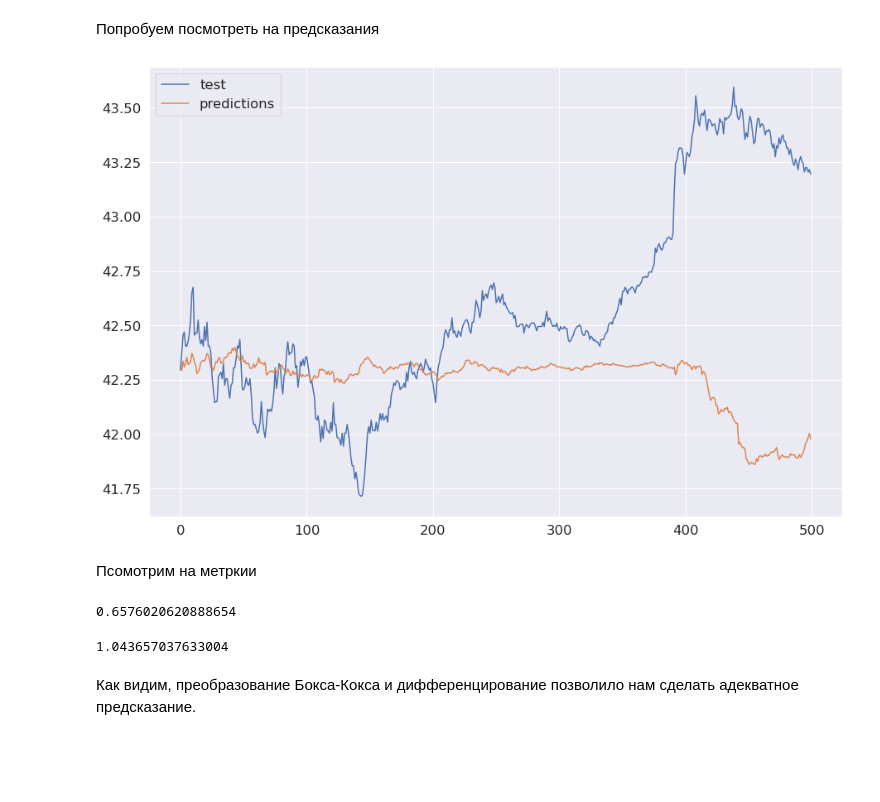
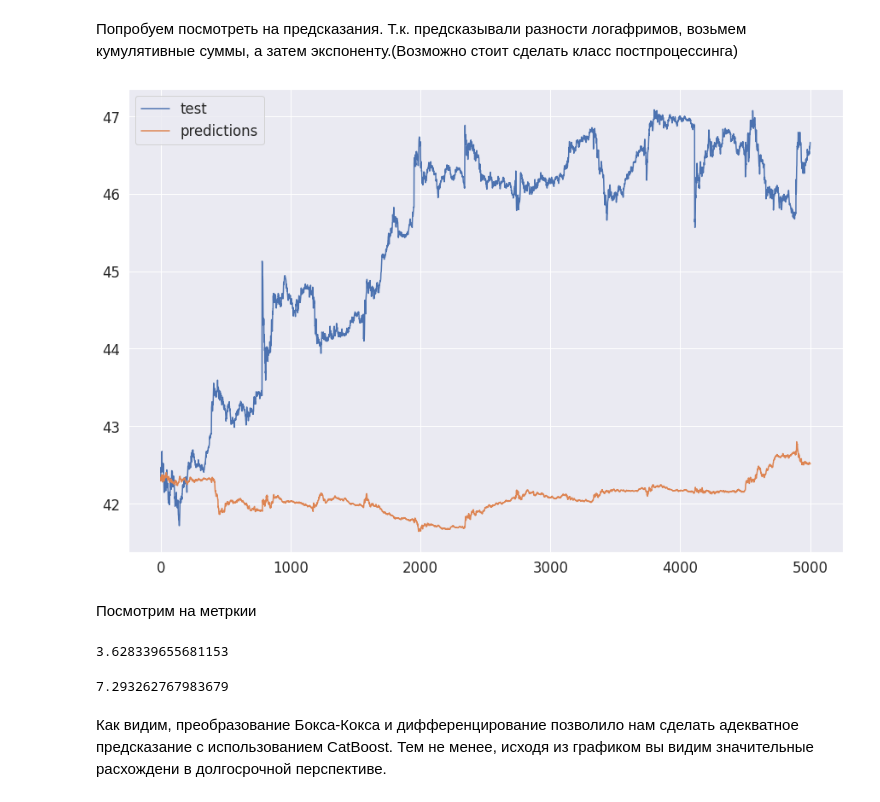
Before and after one commit to HobbyTaste/frontend, a Jupyter notebook: ml/time_series/notebooks/catboost_boxcox.ipynb, the cells around one changed output. Drawn from its saved outputs; the diff is of its cells as text; code cells hidden in the pictures; blank space fills up the shorter version.

```diff
--- a/ml/time_series/notebooks/catboost_boxcox.ipynb
+++ b/ml/time_series/notebooks/catboost_boxcox.ipynb
@@ -42,2 +46,5 @@ D_size=5
+# %%
+DATA_PATH = "/content/drive/My Drive/HobbyTaste/data/nasdaq100_padding.csv"
+D_size=5
 # %%
 df = pd.read_csv(DATA_PATH)
@@ -525,32 +127,40 @@ pred, gt = cbr.pred_union(
-# %% [markdown]
-Попробуем посмотреть на предсказания
+# %% [markdown]
+Попробуем посмотреть на предсказания. Т.к. предсказывали разности логафримов, возьмем кумулятивные суммы, а затем экспоненту.(Возможно стоит сделать класс постпроцессинга)
 # %%
-predictions = np.exp(np.concatenate(([[np.log(preproc.raw_dataset[preproc.train_size, 0])]], pred)).cumsum(axis=0))
+predictions = np.exp(
+    np.concatenate(
+        ([[np.log(preproc.raw_dataset[preproc.train_size, 0])]], pred)
+    ).cumsum(axis=0)
+)
 # %%
-test = np.exp(np.concatenate(([[np.log(preproc.raw_dataset[preproc.train_size, 0])]], gt)).cumsum(axis=0))
+test = np.exp(
+    np.concatenate(
+        ([[np.log(preproc.raw_dataset[preproc.train_size, 0])]], gt)
+    ).cumsum(axis=0)
+)
 # %%
 plt.figure(figsize=(15, 10))
-plt.plot(test[:500], label='test')
-plt.plot(predictions[:500], label='predictions')
+plt.plot(test, label='test')
+plt.plot(predictions, label='predictions')
 plt.legend()
 plt.show()
 # %% [output]
-[figure, old version]
+[figure, new version]
 # %% [markdown]
-Псомотрим на метркии
+Поcмотрим на метркии
 # %%
 root_mean_squared_error(
-    test[:500],
-    predictions[:500]
+    test,
+    predictions
 )
 # %% [output]
-0.6576020620888654
+3.628339655681153
 # %%
 mean_absolute_percentage_error(
-    test[:500],
-    predictions[:500]
+    test,
+    predictions
 )
 # %% [output]
-1.043657037633004
+7.293262767983679
 # %% [markdown]
-Как видим, преобразование Бокса-Кокса и дифференцирование позволило нам сделать адекватное предсказание.
+Как видим, преобразование Бокса-Кокса и дифференцирование позволило нам сделать адекватное предсказание с использованием CatBoost. Тем не менее, исходя из графиком вы видим значительные расхождени в долгосрочной перспективе.
```
Also changed, not shown: parts of 14 cells of this notebook, 3 other files.
